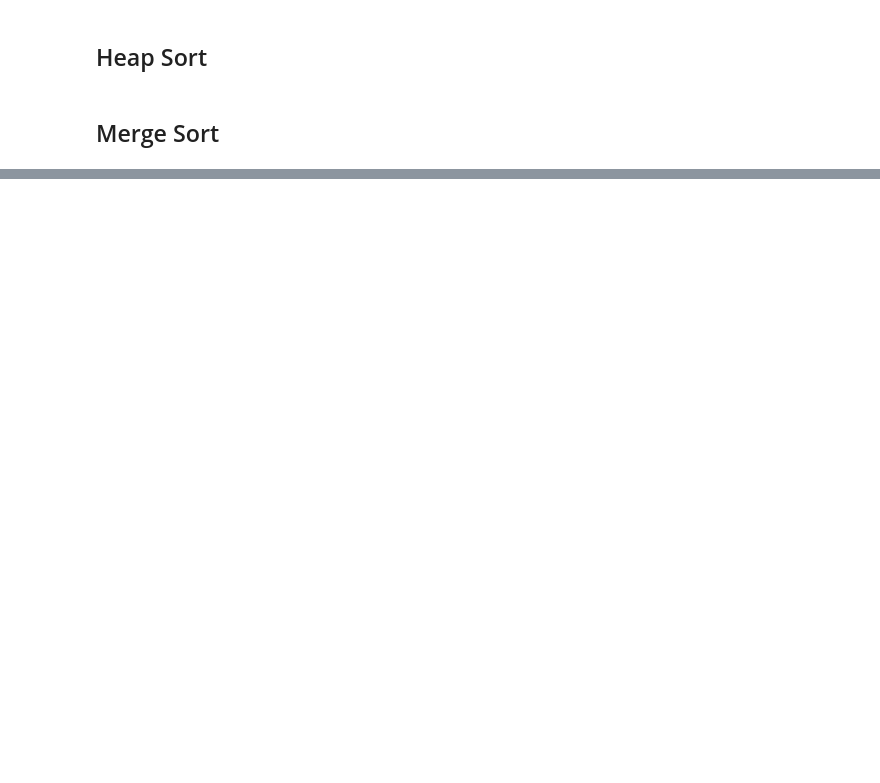
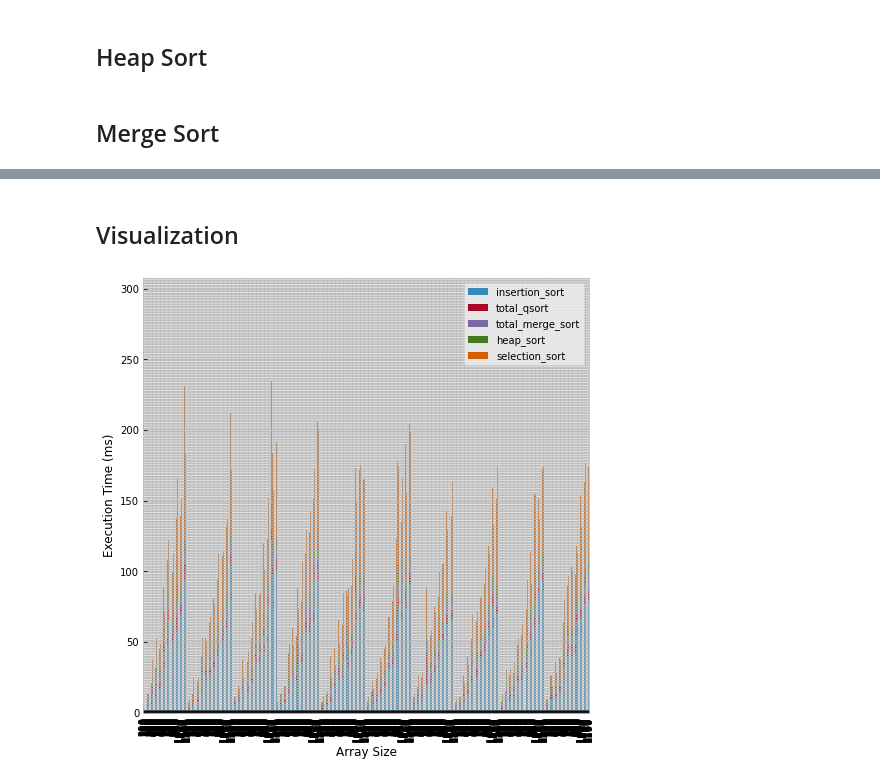
Before and after one commit to james-salafatinos/data-engineering, a Jupyter notebook: quick_sort_algorithm.ipynb, the cells around one changed output, grey strips where cells are left out. Drawn from its saved outputs; the diff is of its cells as text; code cells hidden in the pictures; blank space fills up the shorter version.

```diff
--- a/quick_sort_algorithm.ipynb
+++ b/quick_sort_algorithm.ipynb
@@ -264,0 +265,10 @@ LOG
+# %% [markdown]
+## Visualization
+# %%
+df = df.reset_index()
+df = df.drop('index', axis = 1)
+plot = df.plot.bar('label', stacked=True, figsize = (8,8))
+plt.ylabel('Execution Time (ms)');
+plt.xlabel('Array Size');
+# %% [output]
+[figure, added]
```
Also changed, not shown: parts of 36 cells of this notebook, 3 other files.
